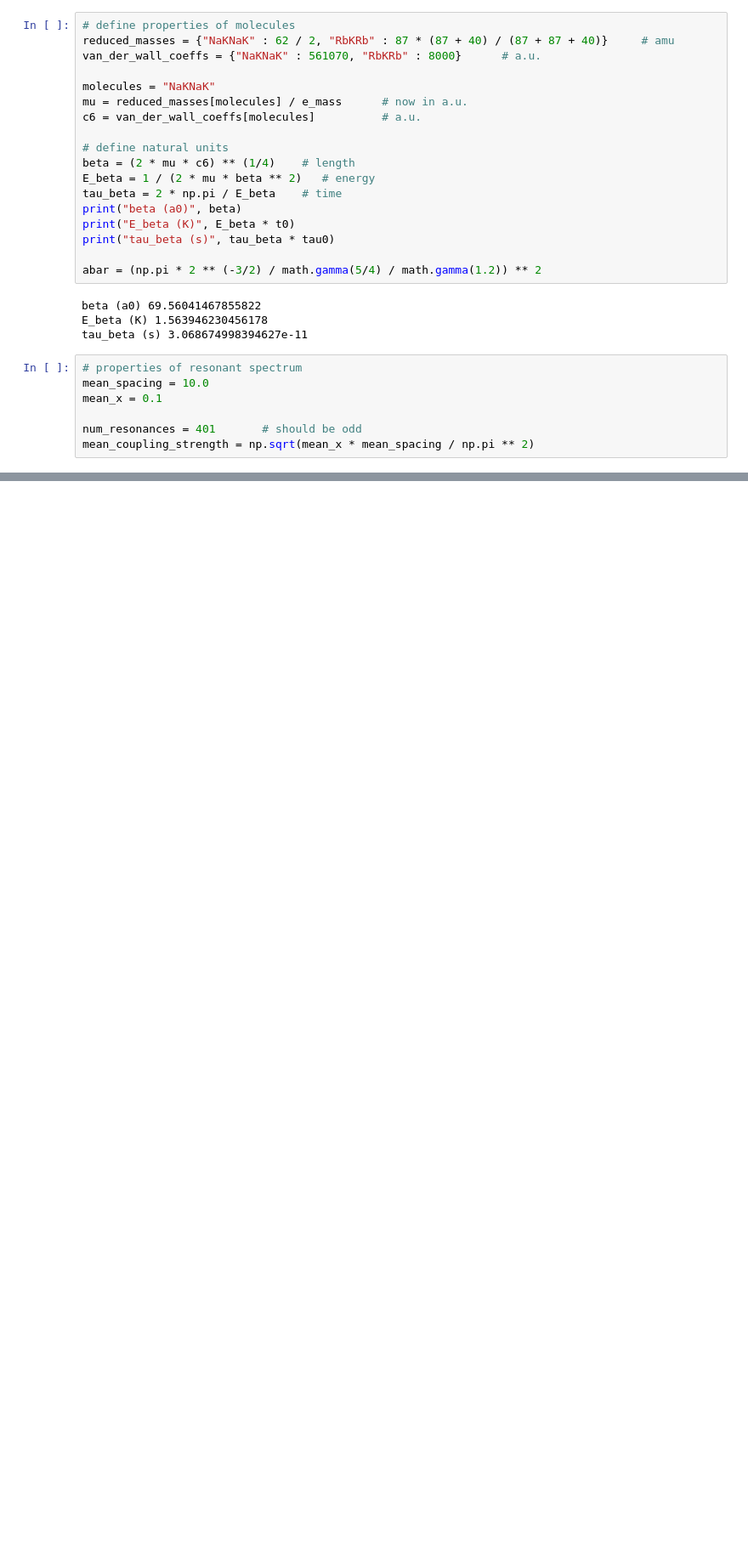
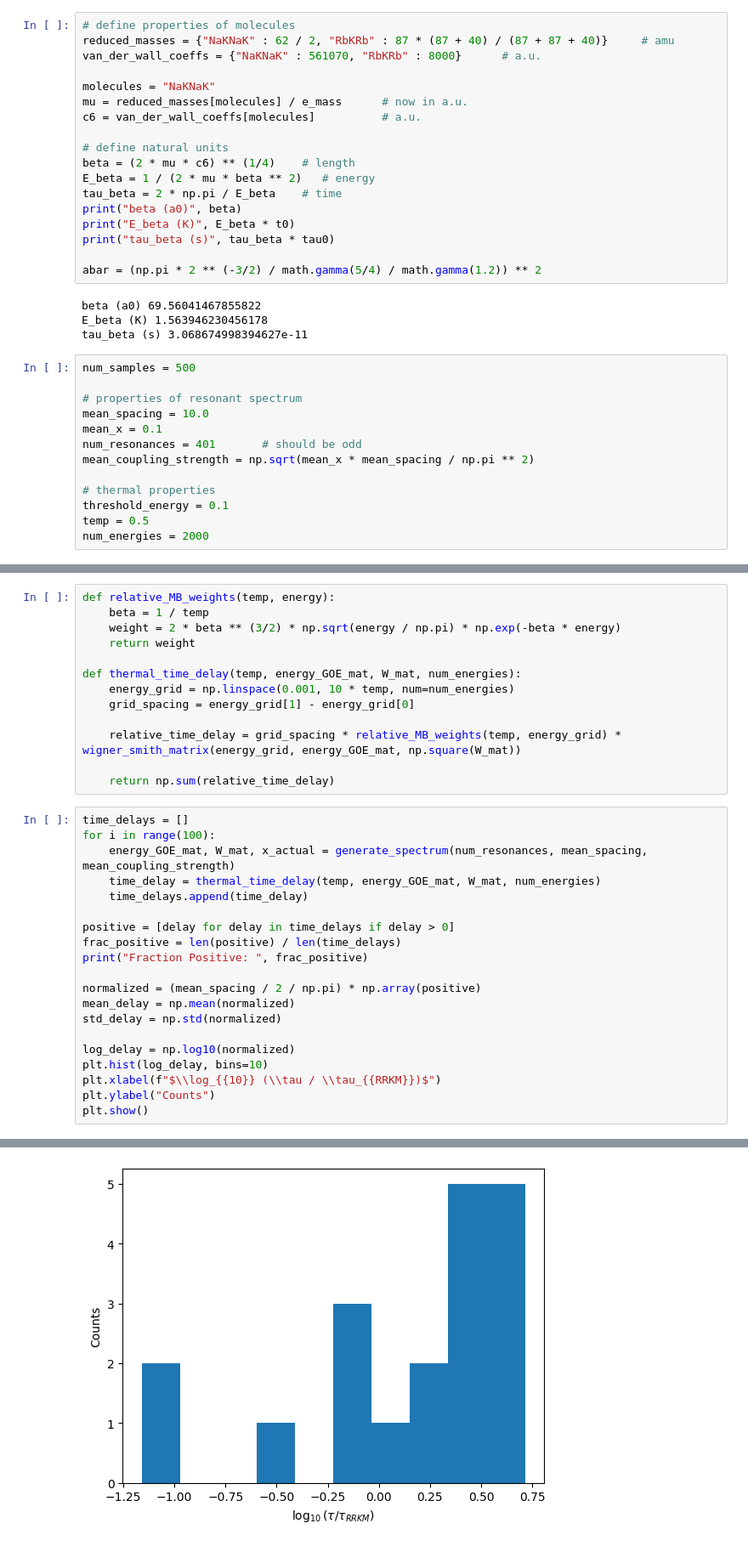
Before and after one commit to KevinBXu/stickycollisions, a Jupyter notebook: collisions.ipynb, the cells around one changed output, grey strips where cells are left out. Shown at 85% size. Cells and saved outputs as stored; diff of their text form; blank space fills up the shorter version.

Commit message:
code now generates results

```diff
--- a/collisions.ipynb
+++ b/collisions.ipynb
@@ -37,12 +37,18 @@ beta (a0) 69.56041467855822
 E_beta (K) 1.563946230456178
 tau_beta (s) 3.068674998394627e-11
 # %%
+num_samples = 500
+
 # properties of resonant spectrum
 mean_spacing = 10.0
 mean_x = 0.1
-
 num_resonances = 401       # should be odd
 mean_coupling_strength = np.sqrt(mean_x * mean_spacing / np.pi ** 2)
+
+# thermal properties
+threshold_energy = 0.1
+temp = 0.5
+num_energies = 2000
 # %%
 def generate_spectrum(num_resonances, mean_spacing, mean_coupling_strength, num_open_channels = 1):
     # assert(num_resonances % 2 == 1)
@@ -105,0 +124,34 @@ def wigner_smith_matrix(collision_energy, H_goe, W_mat):
+# %%
+def relative_MB_weights(temp, energy):
+    beta = 1 / temp
+    weight = 2 * beta ** (3/2) * np.sqrt(energy / np.pi) * np.exp(-beta * energy)
+    return weight
+
+def thermal_time_delay(temp, energy_GOE_mat, W_mat, num_energies):
+    energy_grid = np.linspace(0.001, 10 * temp, num=num_energies)
+    grid_spacing = energy_grid[1] - energy_grid[0]
+
+    relative_time_delay = grid_spacing * relative_MB_weights(temp, energy_grid) * wigner_smith_matrix(energy_grid, energy_GOE_mat, np.square(W_mat))
+
+    return np.sum(relative_time_delay)
+# %%
+time_delays = []
+for i in range(100):
+    energy_GOE_mat, W_mat, x_actual = generate_spectrum(num_resonances, mean_spacing, mean_coupling_strength)
+    time_delay = thermal_time_delay(temp, energy_GOE_mat, W_mat, num_energies)
+    time_delays.append(time_delay)
+
+positive = [delay for delay in time_delays if delay > 0]
+frac_positive = len(positive) / len(time_delays)
+print("Fraction Positive: ", frac_positive)
+
+normalized = (mean_spacing / 2 / np.pi) * np.array(positive)
+mean_delay = np.mean(normalized)
+std_delay = np.std(normalized)
+
+log_delay = np.log10(normalized)
+plt.hist(log_delay, bins=10)
+plt.xlabel(f"$\\log_{{10}} (\\tau / \\tau_{{RRKM}})$")
+plt.ylabel("Counts")
+plt.show()
+# %% [output]
@@ -105,0 +175 @@ def wigner_smith_matrix(collision_energy, H_goe, W_mat):
+[figure, added]
```
Also changed, not shown: parts of 4 cells of this notebook.
